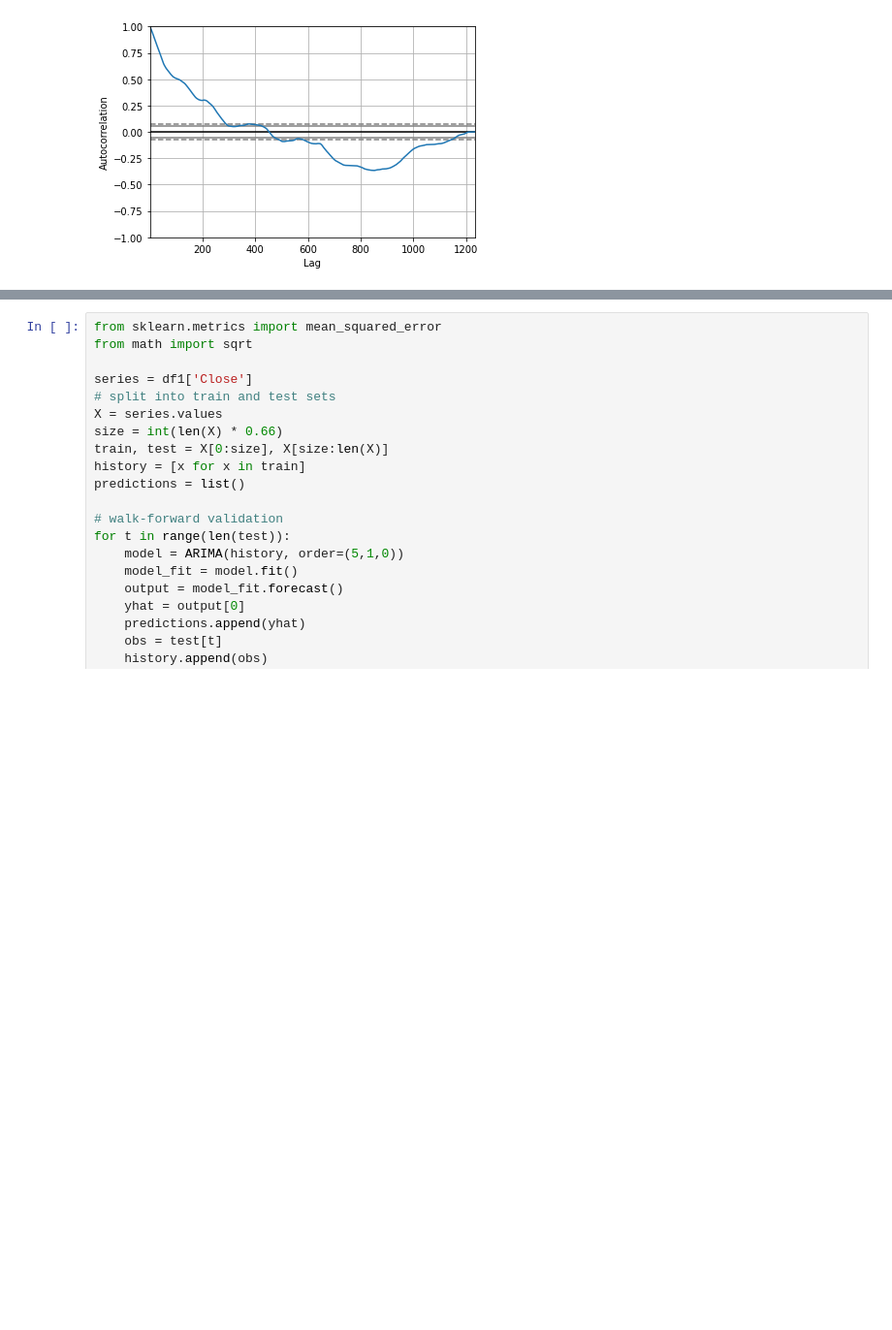
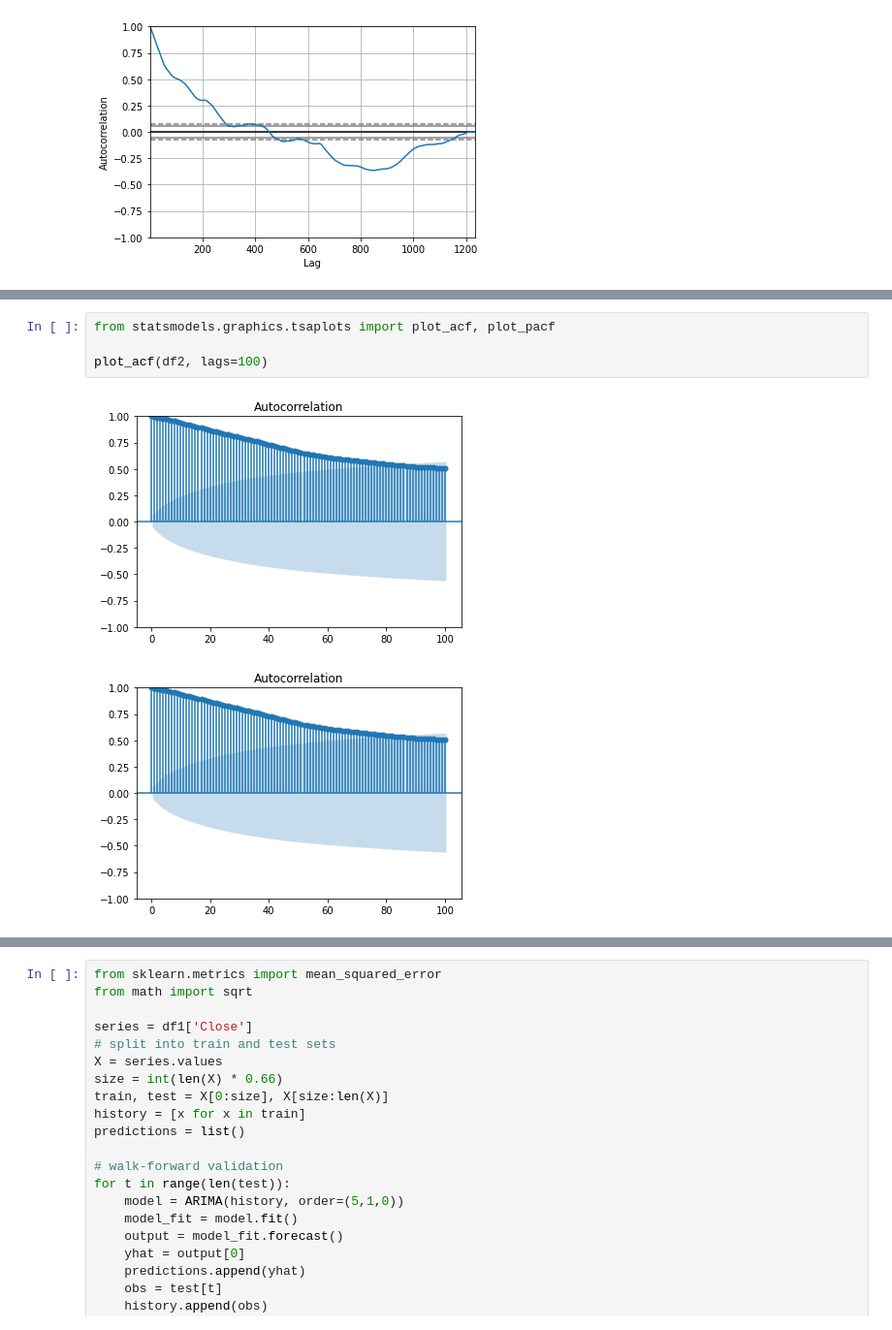
Before and after one commit to lucasdasneves/asg_time_series, a Jupyter notebook: arima_test.ipynb, the cells around one changed output, grey strips where cells are left out. Shown at 97% size. Saved outputs shown, nothing was run; the diff lists cells and outputs as text; blank space fills up the shorter version.

```diff
--- a/arima_test.ipynb
+++ b/arima_test.ipynb
@@ -73,0 +102,7 @@ autocorrelation_plot(df2)
+# %%
+from statsmodels.graphics.tsaplots import plot_acf, plot_pacf
+
+plot_acf(df2, lags=100)
+# %% [output]
+[figure, added]
+[figure, added]
```
Also changed, not shown: parts of 5 cells of this notebook.
